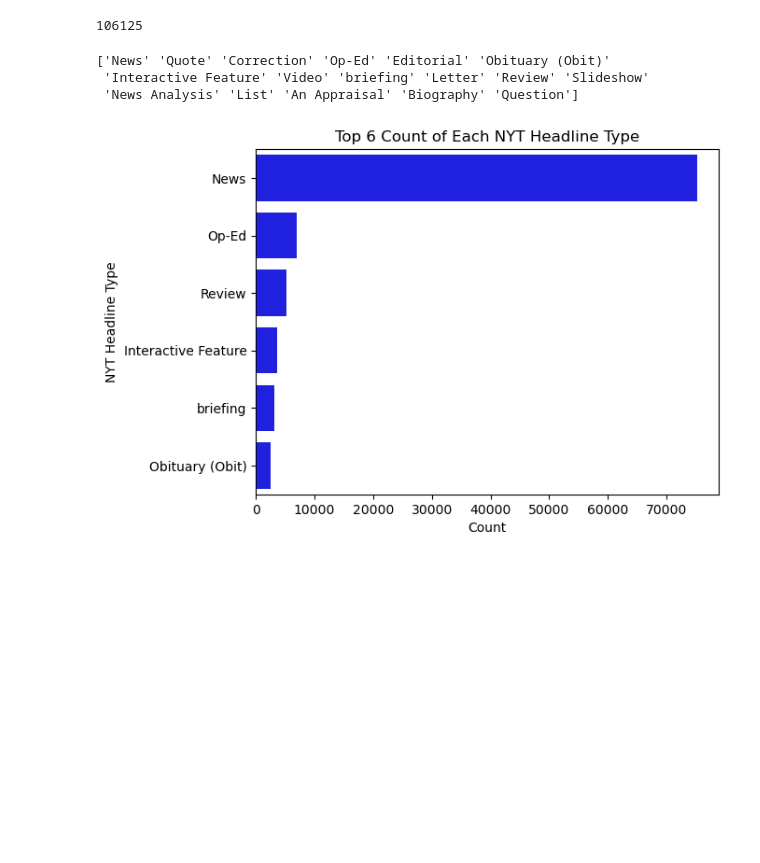
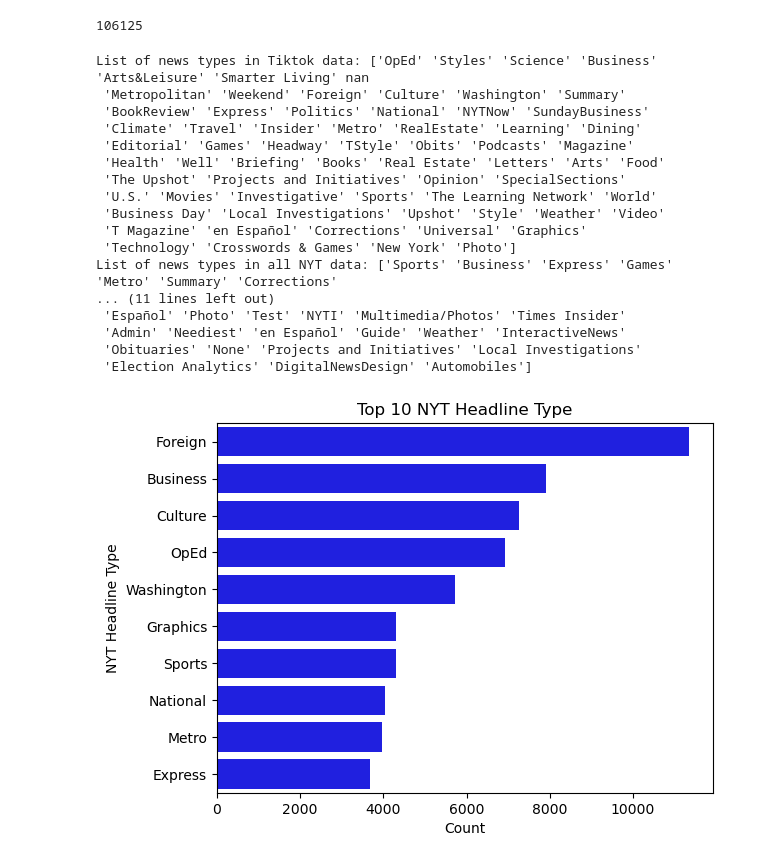
Before and after one commit to mirayagupta13/CS315Project2, a Jupyter notebook: cosine_nytAnalysis.ipynb, the cells around one changed output. Drawn from its saved outputs; the diff is of its cells as text; code cells hidden in the pictures; blank space fills up the shorter version.

```diff
--- a/cosine_nytAnalysis.ipynb
+++ b/cosine_nytAnalysis.ipynb
@@ -85,7 +123,7 @@ with open(json_file_path, 'r') as file:
     for year in data:
         year_types = []
         for month in data[year]:
-            article_type = data[year][month].get('article_type', '')
+            article_type = data[year][month].get('news_desk', '')
             if article_type:
                 year_types.append(article_type)
         all_News += year_types  # Concatenate year_types to all_News
@@ -96,28 +134,42 @@ print(len(concatenated_list))
 # %%
 df = pd.DataFrame()
 df["all_types"] = concatenated_list
 
 unique_values = all_csv['headline_type'].unique()
-print(unique_values)
+print(f'List of news types in Tiktok data: {unique_values}')
 
 df['all_types'] = df['all_types'].replace('', pd.NA)
 df.dropna(subset=['all_types'], inplace=True)
-print(df["all_types"].unique())
+print(f'List of news types in all NYT data: {df["all_types"].unique()}')
 
 
 headline_type_counts = df['all_types'].value_counts()
-top_10_headline_types = headline_type_counts.head(6)
+top_10_headline_types = headline_type_counts.head(10)
 
 sns.barplot(x=top_10_headline_types.values, y=top_10_headline_types.index, color='blue')
 
 plt.xlabel('Count')
 plt.ylabel('NYT Headline Type')
-plt.title('Top 6 Count of Each NYT Headline Type')
+plt.title('Top 10 NYT Headline Type')
 
 plt.tick_params(axis='y', labelsize=10)
 plt.show()
 # %% [output]
-['News' 'Quote' 'Correction' 'Op-Ed' 'Editorial' 'Obituary (Obit)'
- 'Interactive Feature' 'Video' 'briefing' 'Letter' 'Review' 'Slideshow'
- 'News Analysis' 'List' 'An Appraisal' 'Biography' 'Question']
+List of news types in Tiktok data: ['OpEd' 'Styles' 'Science' 'Business' 'Arts&Leisure' 'Smarter Living' nan
+ 'Metropolitan' 'Weekend' 'Foreign' 'Culture' 'Washington' 'Summary'
+ 'BookReview' 'Express' 'Politics' 'National' 'NYTNow' 'SundayBusiness'
+ 'Climate' 'Travel' 'Insider' 'Metro' 'RealEstate' 'Learning' 'Dining'
+ 'Editorial' 'Games' 'Headway' 'TStyle' 'Obits' 'Podcasts' 'Magazine'
+ 'Health' 'Well' 'Briefing' 'Books' 'Real Estate' 'Letters' 'Arts' 'Food'
+ 'The Upshot' 'Projects and Initiatives' 'Opinion' 'SpecialSections'
+ 'U.S.' 'Movies' 'Investigative' 'Sports' 'The Learning Network' 'World'
+ 'Business Day' 'Local Investigations' 'Upshot' 'Style' 'Weather' 'Video'
+ 'T Magazine' 'en Español' 'Corrections' 'Universal' 'Graphics'
+ 'Technology' 'Crosswords & Games' 'New York' 'Photo']
+List of news types in all NYT data: ['Sports' 'Business' 'Express' 'Games' 'Metro' 'Summary' 'Corrections'
+... (11 lines left out)
+ 'Español' 'Photo' 'Test' 'NYTI' 'Multimedia/Photos' 'Times Insider'
+ 'Admin' 'Neediest' 'en Español' 'Guide' 'Weather' 'InteractiveNews'
+ 'Obituaries' 'None' 'Projects and Initiatives' 'Local Investigations'
+ 'Election Analytics' 'DigitalNewsDesign' 'Automobiles']
-[figure, old version]
+[figure, new version]
```
Also changed, not shown: parts of 3 cells of this notebook.
